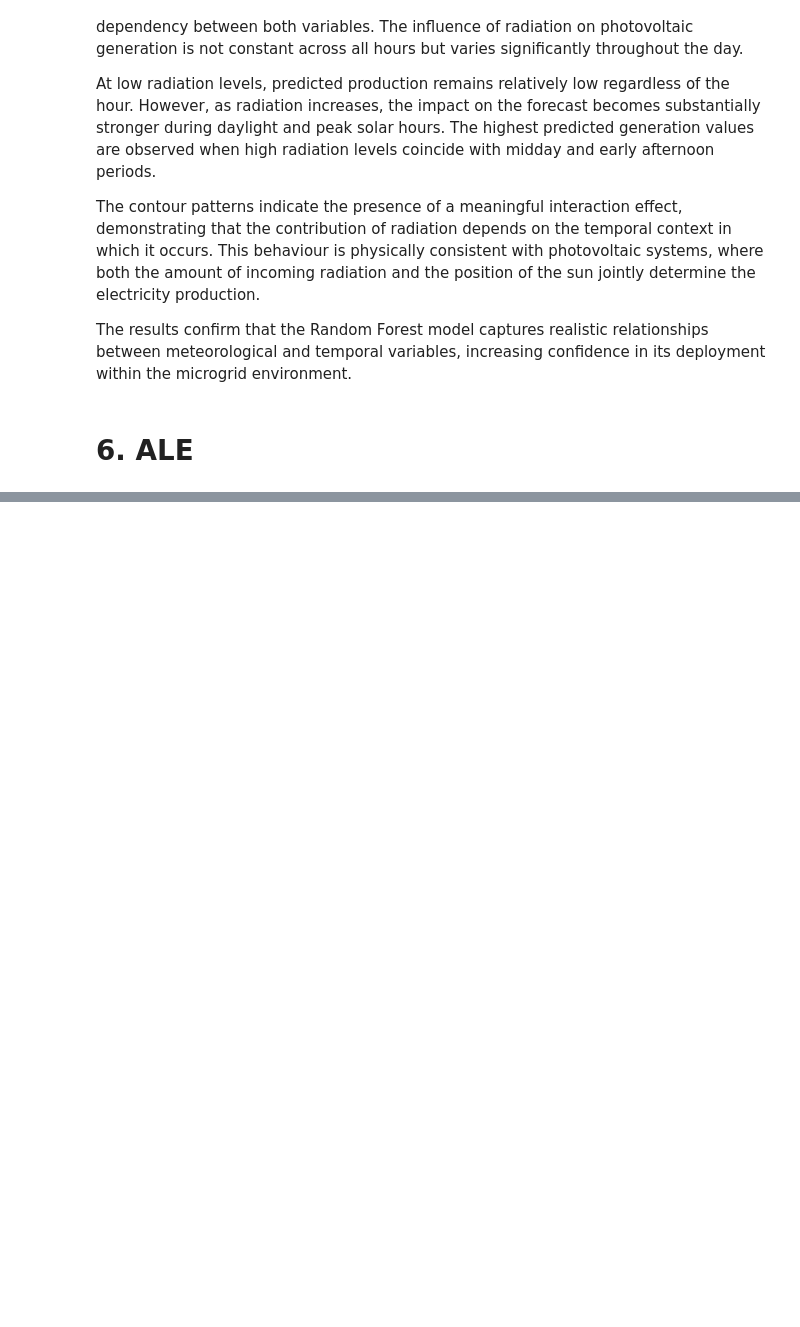
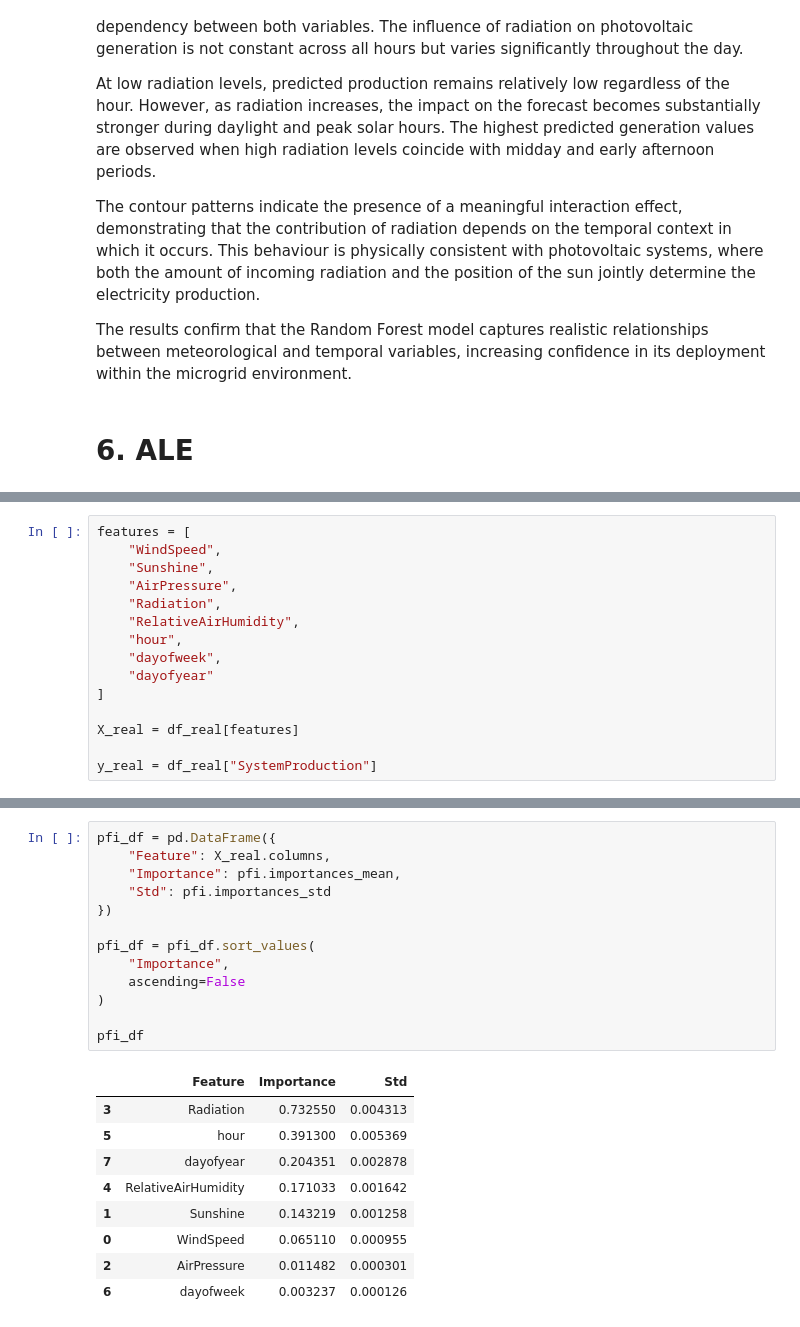
Before and after one commit to NereaPerez473/Reto04_Grupo05, a Jupyter notebook: xAI/Global_Solar.ipynb, the cells around one changed output, grey strips where cells are left out. Saved outputs shown, nothing was run; the diff lists cells and outputs as text; blank space fills up the shorter version.

```diff
--- a/xAI/Global_Solar.ipynb
+++ b/xAI/Global_Solar.ipynb
@@ -246,0 +299,15 @@ The results confirm that the Random Forest model captures realistic relationship
+# %%
+features = [
+    "WindSpeed",
+    "Sunshine",
+    "AirPressure",
+    "Radiation",
+    "RelativeAirHumidity",
+    "hour",
+    "dayofweek",
+    "dayofyear"
+]
+
+X_real = df_real[features]
+
+y_real = df_real["SystemProduction"]
@@ -246,0 +325,23 @@ The results confirm that the Random Forest model captures realistic relationship
+# %%
+pfi_df = pd.DataFrame({
+    "Feature": X_real.columns,
+    "Importance": pfi.importances_mean,
+    "Std": pfi.importances_std
+})
+
+pfi_df = pfi_df.sort_values(
+    "Importance",
+    ascending=False
+)
+
+pfi_df
+# %% [output]
+|  | Feature | Importance | Std |
+| 3 | Radiation | 0.732550 | 0.004313 |
+| 5 | hour | 0.391300 | 0.005369 |
+| 7 | dayofyear | 0.204351 | 0.002878 |
+| 4 | RelativeAirHumidity | 0.171033 | 0.001642 |
+| 1 | Sunshine | 0.143219 | 0.001258 |
+| 0 | WindSpeed | 0.065110 | 0.000955 |
+| 2 | AirPressure | 0.011482 | 0.000301 |
+| 6 | dayofweek | 0.003237 | 0.000126 |
```
Also changed, not shown: parts of 14 cells of this notebook.
